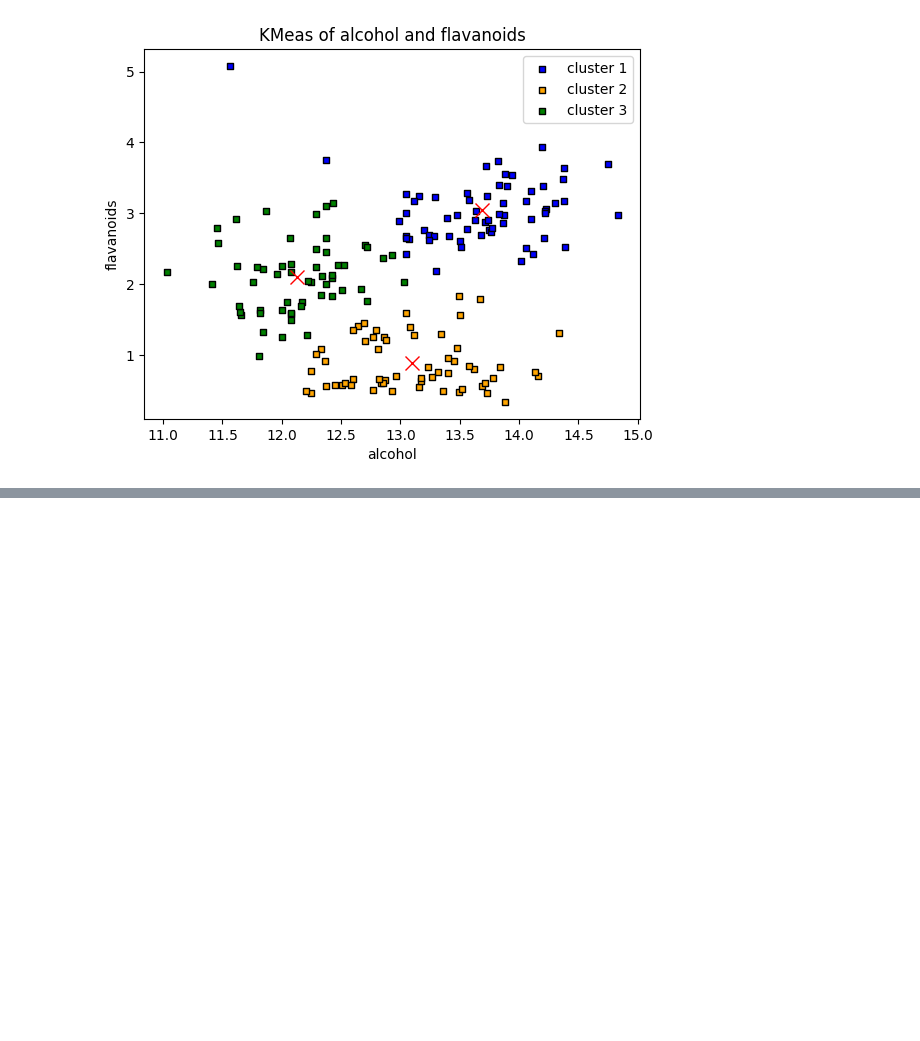
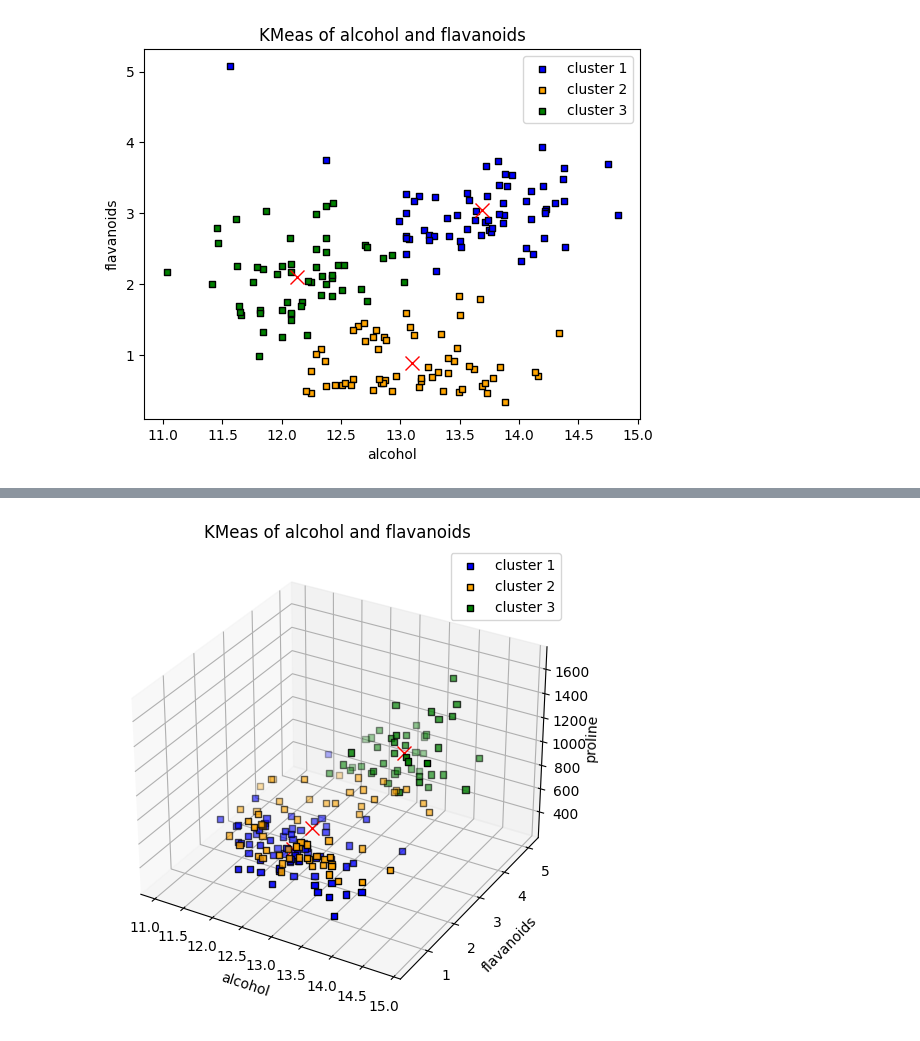
Before and after one commit to ShiShanLiu/DataAnalyst_FromOneDaytoDayOne, a Jupyter notebook: k_means.ipynb, the cells around one changed output, grey strips where cells are left out. Cells and saved outputs as stored; diff of their text form; code cells hidden in the pictures; blank space fills up the shorter version.

```diff
--- a/k_means.ipynb
+++ b/k_means.ipynb
@@ -54,0 +77,5 @@ plt.show()
+# %%
+# 此資料集中有三個target，所以分三個叢集
+km = KMeans(n_clusters=3, init='random', n_init=10, random_state=42)
+clusters = km.fit_predict(X=X)
+clusters
@@ -54,0 +92,25 @@ plt.show()
+# %%
+# 畫出KMeans圖
+fig, ax = plt.subplots(figsize = (6, 6))
+ax = plt.subplot(projection = "3d")
+
+# Cluster 1
+ax.scatter(X[clusters ==0, 0], X[clusters ==0, 1], X[clusters ==0, 2], s=20, edgecolors='black', marker='s', label='cluster 1', color="blue")
+ax.plot(np.mean(X[clusters ==0, 0]), np.mean(X[clusters ==0, 1]), np.mean(X[clusters ==0, 2].astype(int)), marker='x', markersize=10, color='red')  # cluster1 的中心點
+# Cluster 2
+ax.scatter(X[clusters ==1, 0], X[clusters ==1, 1], X[clusters ==1, 2], s=20, edgecolors='black', marker='s', label='cluster 2', color="orange")
+ax.plot(np.mean(X[clusters ==1, 0]), np.mean(X[clusters ==1, 1]), np.mean(X[clusters ==1, 2].astype(int)), marker='x', markersize=10, color='red') # cluster2 的中心點
+
+# Cluster 3
+ax.scatter(X[clusters ==2, 0], X[clusters ==2, 1], X[clusters ==2, 2], s=20, edgecolors='black', marker='s', label='cluster 3', color="green")
+ax.plot(np.mean(X[clusters ==2, 0]), np.mean(X[clusters ==2, 1]), np.mean(X[clusters ==2, 2].astype(int)), marker='x', markersize=10, color='red') # cluster3 的中心點
+
+
+ax.set_xlabel("alcohol")
+ax.set_ylabel("flavanoids")
+ax.set_zlabel("proline", labelpad=1)
+ax.set_title("KMeas of alcohol and flavanoids")
+ax.legend()
+plt.show()
+# %% [output]
+[figure, added]
```
Also changed, not shown: parts of 5 cells of this notebook.
